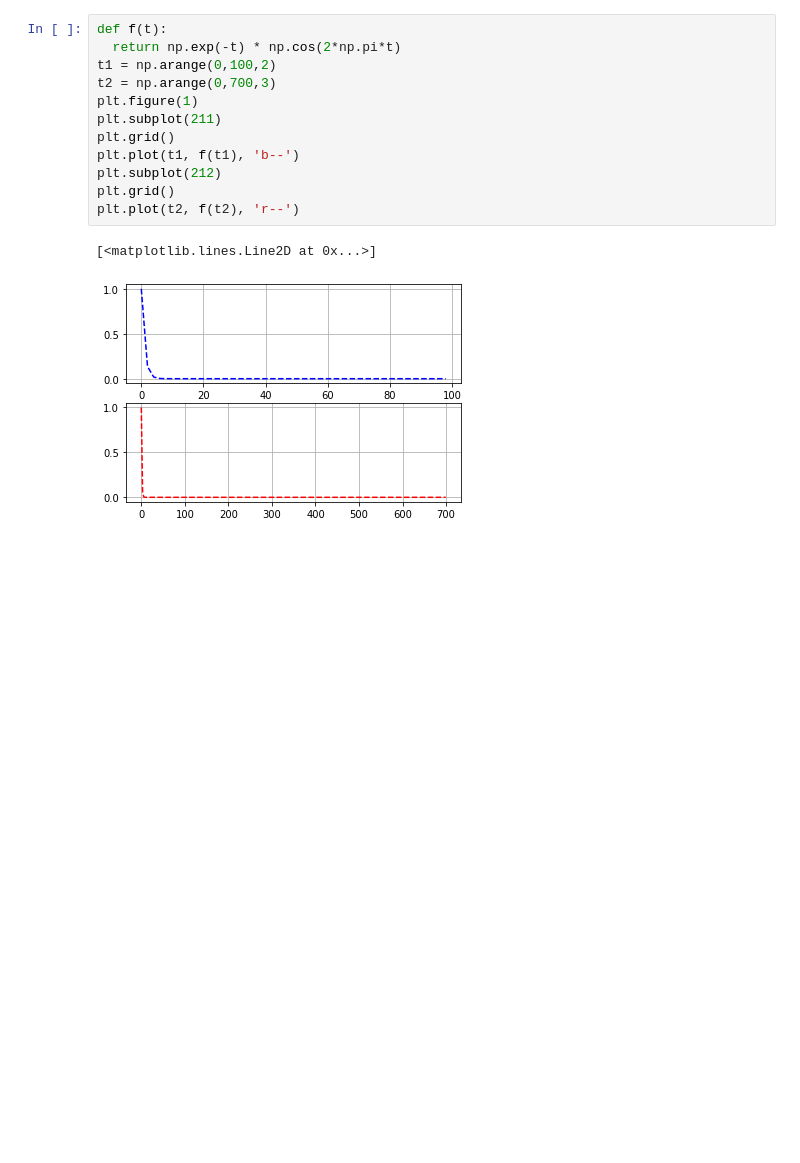
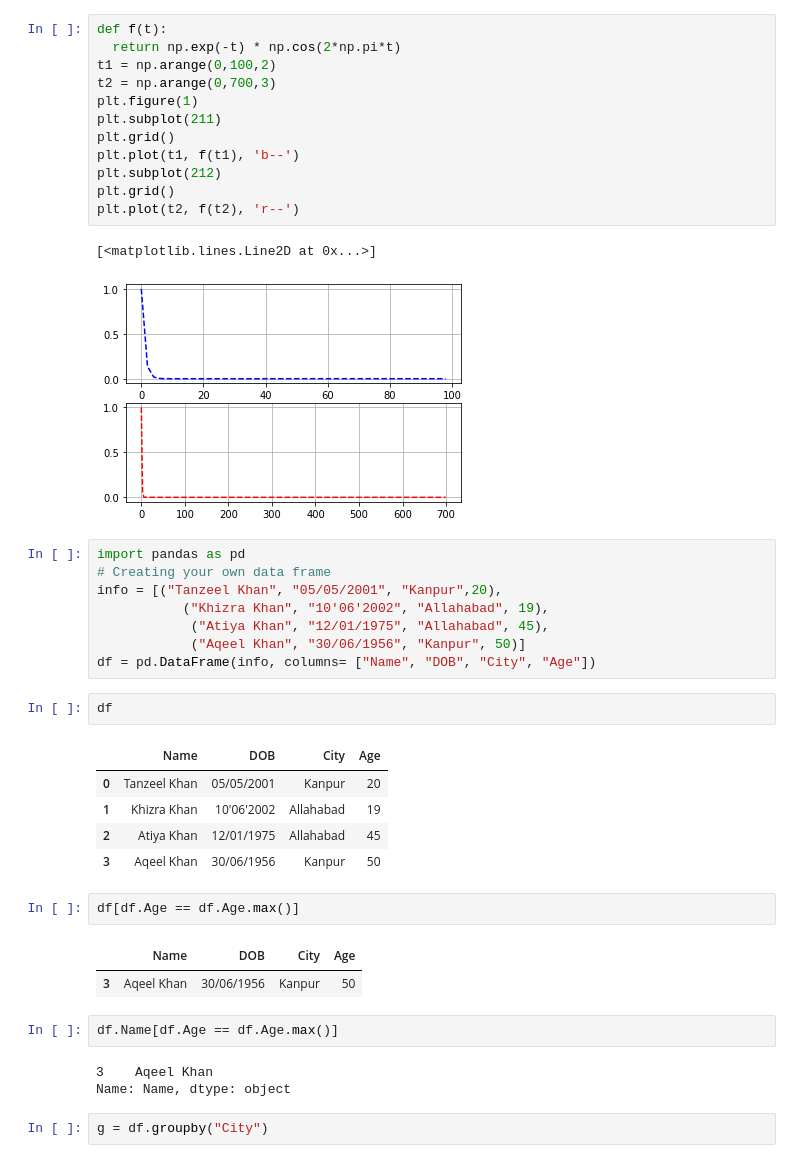
Before and after one commit to tanzeyl/Self-Study, a Jupyter notebook: Python Practice/Matplotlib/Python_Practice.ipynb, the cells around one changed output. Drawn from its saved outputs; the diff is of its cells as text; blank space fills up the shorter version.

Commit message:
Learning Pandas

```diff
--- a/Python Practice/Matplotlib/Python_Practice.ipynb
+++ b/Python Practice/Matplotlib/Python_Practice.ipynb
@@ -53,3 +53,31 @@ plt.plot(t2, f(t2), 'r--')
 # %% [output]
 [<matplotlib.lines.Line2D at 0x...>]
 [figure]
+# %%
+import pandas as pd
+# Creating your own data frame
+info = [("Tanzeel Khan", "05/05/2001", "Kanpur",20),
+           ("Khizra Khan", "10'06'2002", "Allahabad", 19),
+            ("Atiya Khan", "12/01/1975", "Allahabad", 45),
+            ("Aqeel Khan", "30/06/1956", "Kanpur", 50)]
+df = pd.DataFrame(info, columns= ["Name", "DOB", "City", "Age"])
+# %%
+df
+# %% [output]
+|  | Name | DOB | City | Age |
+| 0 | Tanzeel Khan | 05/05/2001 | Kanpur | 20 |
+| 1 | Khizra Khan | 10'06'2002 | Allahabad | 19 |
+| 2 | Atiya Khan | 12/01/1975 | Allahabad | 45 |
+| 3 | Aqeel Khan | 30/06/1956 | Kanpur | 50 |
+# %%
+df[df.Age == df.Age.max()]
+# %% [output]
+|  | Name | DOB | City | Age |
+| 3 | Aqeel Khan | 30/06/1956 | Kanpur | 50 |
+# %%
+df.Name[df.Age == df.Age.max()]
+# %% [output]
+3    Aqeel Khan
+Name: Name, dtype: object
+# %%
+g = df.groupby("City")
```
Also changed, not shown: parts of 5 cells of this notebook.
